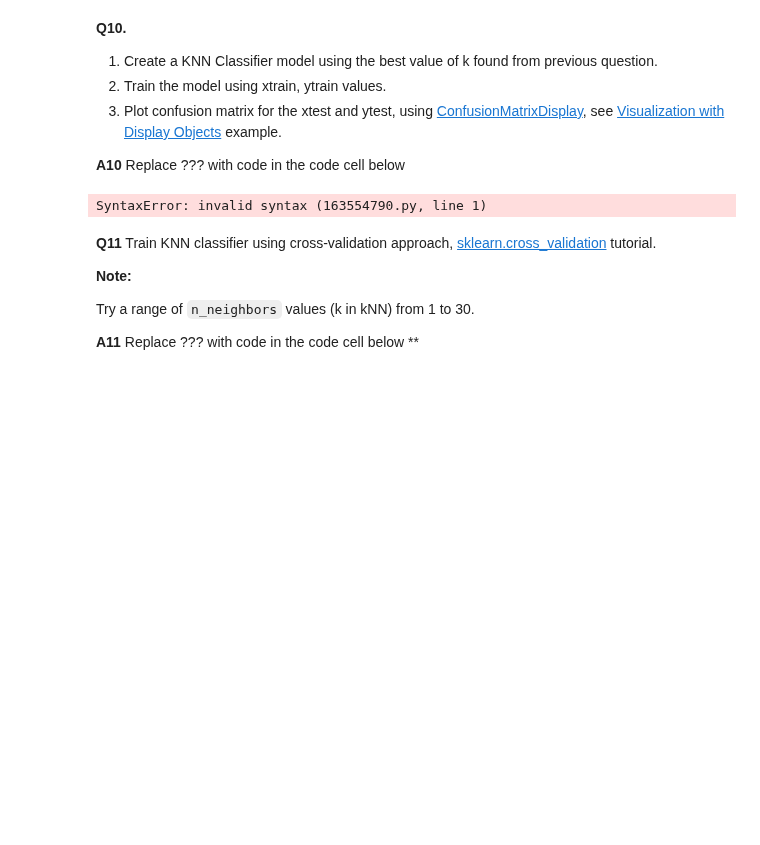
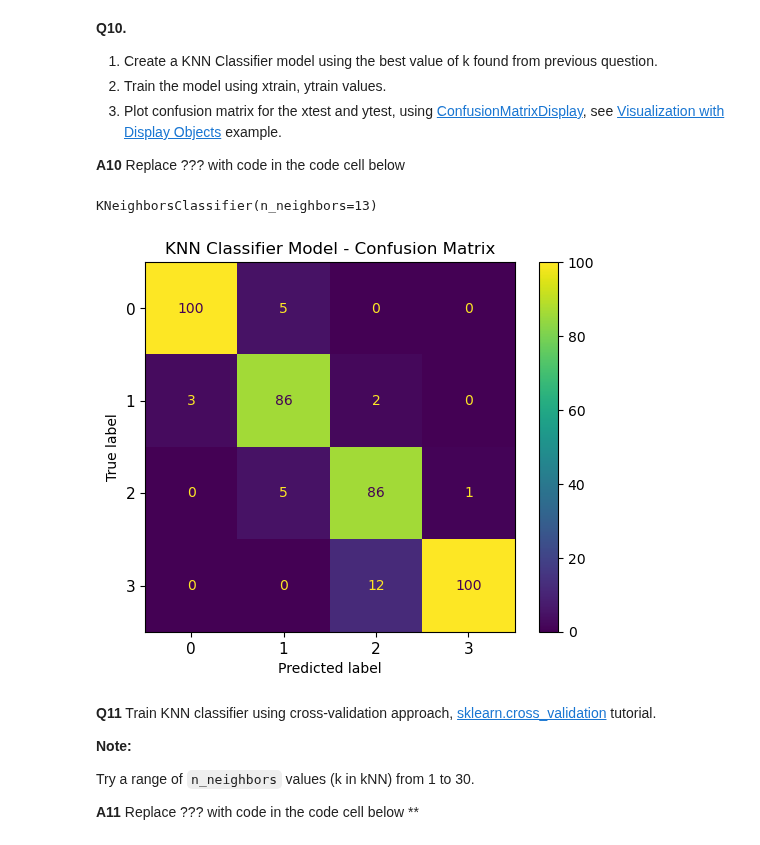
Before and after one commit to P-wig/ML-HW, a Jupyter notebook: HW4/HW4.ipynb, the cells around one changed output. Saved outputs shown, nothing was run; the diff lists cells and outputs as text; code cells hidden in the pictures; blank space fills up the shorter version.

```diff
--- a/HW4/HW4.ipynb
+++ b/HW4/HW4.ipynb
@@ -295,20 +294,22 @@ K:  30 Train Score:  0.913125 Test Score:  0.91
 
 
 **A10** Replace ??? with code in the code cell below
-# %%
-knn_best = ?
-
-knn_best.?
-# %% [output]
-SyntaxError: invalid syntax (163554790.py, line 1)
+# %%
+knn_best = KNeighborsClassifier( n_neighbors=13 )
+
+knn_best.fit( xtrain, ytrain )
+# %% [output]
+KNeighborsClassifier(n_neighbors=13)
 # %%
-cm = ?
+cm = ConfusionMatrixDisplay.from_estimator( knn_best, X=xtest, y=ytest )
 #plt.figure()
 #plot_confusion_matrix(cm, figsize=(12,8), hide_ticks=True, cmap=plt.cm.Blues)
 plt.title("KNN Classifier Model - Confusion Matrix")
-plt.xticks(?)
-plt.yticks(?)
+plt.xticks( range(len(knn_best.classes_)), knn_best.classes_, fontsize=11 )
+plt.yticks( range(len(knn_best.classes_)), knn_best.classes_, fontsize=11 )
 plt.show()
+# %% [output]
+[figure, added]
 # %% [markdown]
 **Q11** Train KNN classifier using cross-validation approach, [sklearn.cross_validation](https://scikit-learn.org/stable/modules/cross_validation.html) tutorial.
 
```
Also changed, not shown: parts of 5 cells of this notebook.
